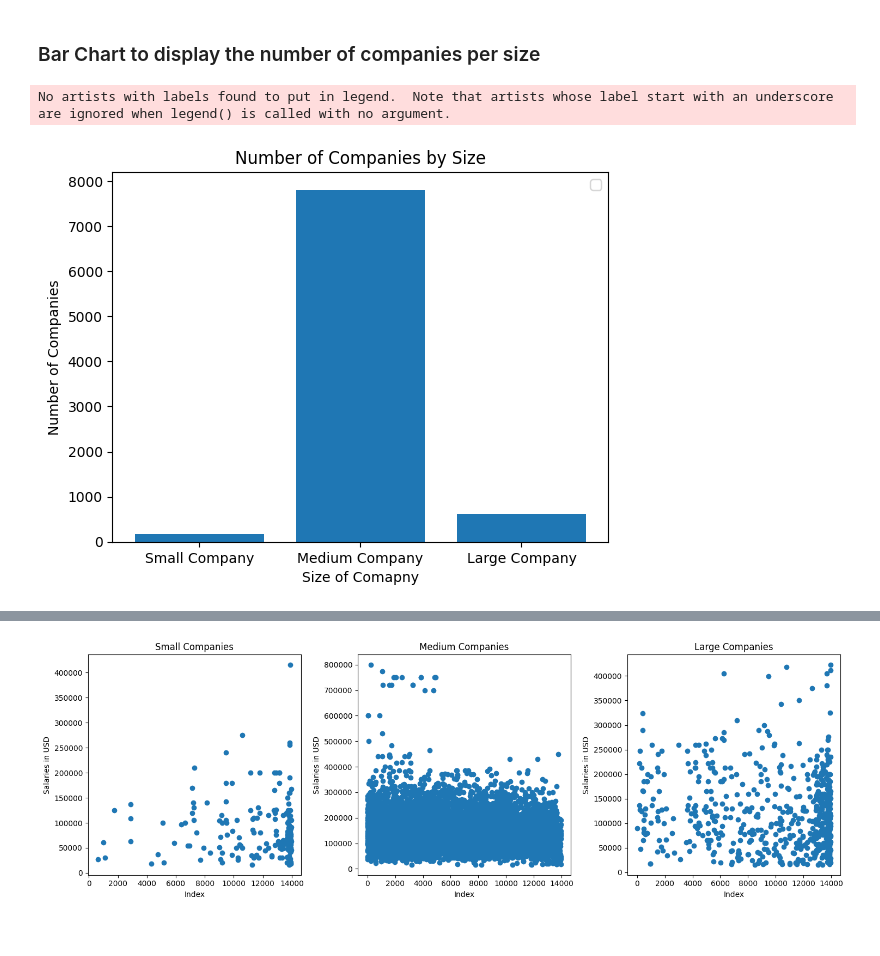
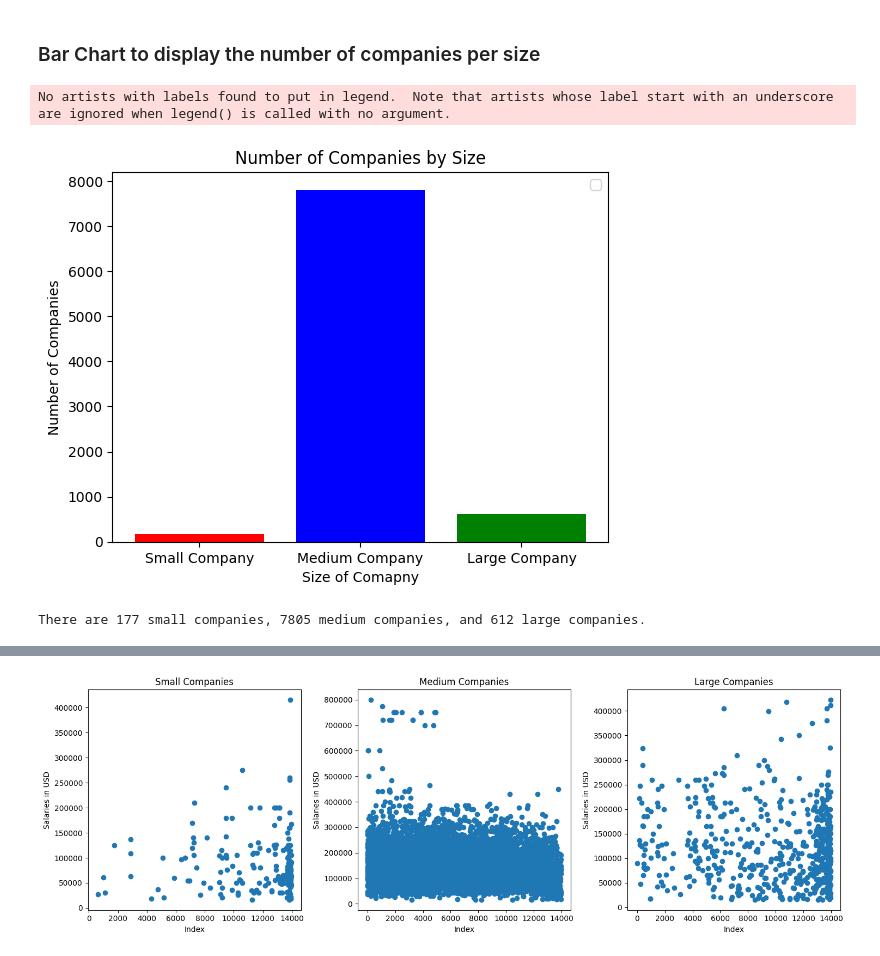
Before and after one commit to Jakenn09/DataScienceKaggle, a Jupyter notebook: 1_JobsKaggle/data_jobs.ipynb, the cells around one changed output, grey strips where cells are left out. Drawn from its saved outputs; the diff is of its cells as text; code cells hidden in the pictures.

Commit message:
Update data_jobs.ipynb
updated files to add new graphs with more visual aid and different representations of the data

```diff
--- a/1_JobsKaggle/data_jobs.ipynb
+++ b/1_JobsKaggle/data_jobs.ipynb
@@ -90,16 +90,20 @@ df_L = df[df['company_size'] == 'L']
 # %%
 num_S = len(df_S)
 num_M = len(df_M)
 num_L = len(df_L)
 
-plt.bar(["Small Company", "Medium Company", "Large Company"], [num_S, num_M, num_L])
+plt.bar(["Small Company", "Medium Company", "Large Company"], [num_S, num_M, num_L], color=['red', 'blue', 'green'])
 
 plt.title("Number of Companies by Size")
 plt.xlabel("Size of Comapny")
 plt.ylabel("Number of Companies")
 
 plt.legend()
 plt.show()
 # %% [output]
 No artists with labels found to put in legend.  Note that artists whose label start with an underscore are ignored when legend() is called with no argument.
-[figure, old version]
+[figure, new version]
+# %%
+print(f'There are {num_S} small companies, {num_M} medium companies, and {num_L} large companies.')
+# %% [output]
+There are 177 small companies, 7805 medium companies, and 612 large companies.
```
Also changed, not shown: parts of 5 cells of this notebook.
